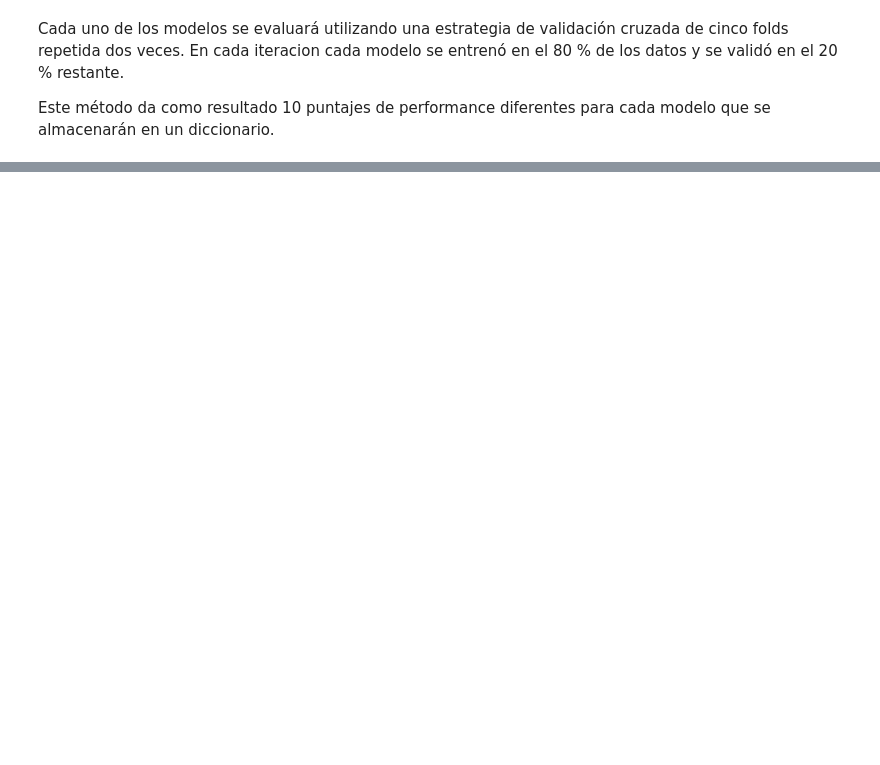
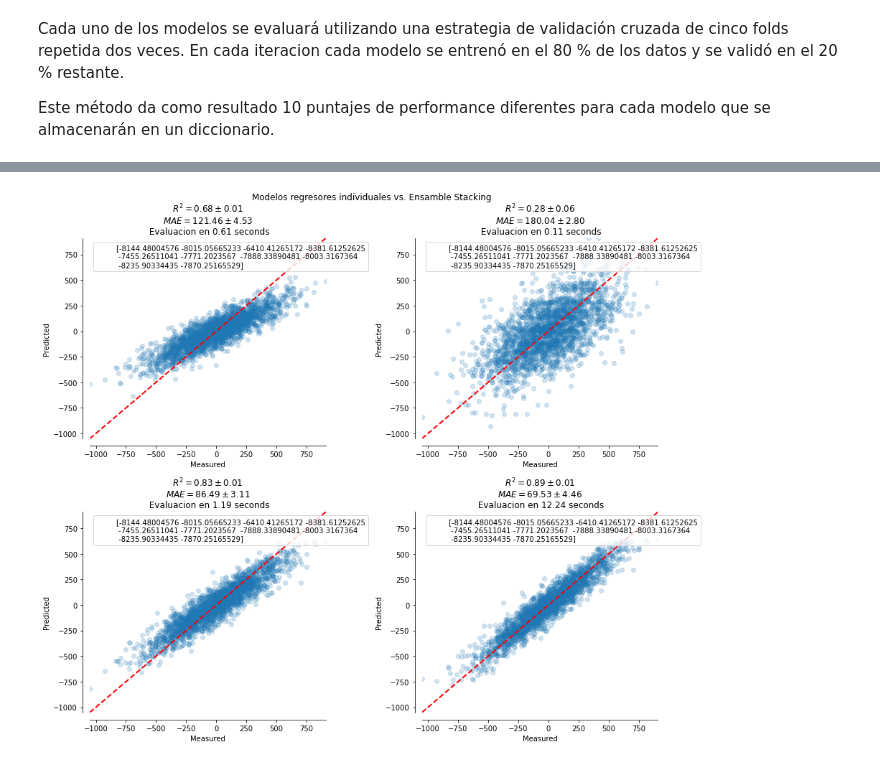
Before and after one commit to napoli-lucia/7506-Organizacion-de-Datos-TPs, a Jupyter notebook: Borradores/7506R_TP2_GRUPO18_ENTREGA_N3.ipynb, the cells around one changed output, grey strips where cells are left out. Cells and saved outputs as stored; diff of their text form; code cells hidden in the pictures; blank space fills up the shorter version.

Commit message:
Graficos de MAE para stacking

```diff
--- a/Borradores/7506R_TP2_GRUPO18_ENTREGA_N3.ipynb
+++ b/Borradores/7506R_TP2_GRUPO18_ENTREGA_N3.ipynb
@@ -310,0 +255,15 @@ Evaluating linearRegression
+# %%
+#Modelos Base
+base_models = {'knn':KNeighborsRegressor(),
+               'arbol': DecisionTreeRegressor(),
+               'xgbRegressor': xgb.XGBRegressor(random_state = 0)
+              }
+
+#Guarda los scores de cada modelo
+model_scores = defaultdict()
+
+#Entreno los regresores
+for name, model in base_models.items():
+    print('Evaluating {}'.format(name))
+    scores = evaluate_model(model, x_train, y_train)
+    model_scores[name] = scores
@@ -314,7 +283,7 @@ from sklearn.ensemble import StackingRegressor
 #Modelos Base
 base_models = [('knn', KNeighborsRegressor()),
                ('arbol', DecisionTreeRegressor()),
-               ('linearRegression', LinearRegression())]
+               ('xgbRegressor', xgb.XGBRegressor(random_state = 0))]
 
 #Meta Modelo
 meta_model = RandomForestRegressor()
@@ -349,2 +304,56 @@ ValueError: x and y must be the same size
+# %%
+import time
+from sklearn.model_selection import cross_validate, cross_val_predict
+
+
+def plot_regression_results(ax, y_test, y_pred_st, title, stacking_scores, elapsed_time):
+    """Scatter plot of the predicted vs true targets."""
+    ax.plot([y_test.min(), y_test.max()], [y_test.min(), y_test.max()], "--r", linewidth=2)
+    ax.scatter(y_test, y_pred_st, alpha=0.2)
+
+    ax.spines["top"].set_visible(False)
+    ax.spines["right"].set_visible(False)
+    ax.get_xaxis().tick_bottom()
+    ax.get_yaxis().tick_left()
+    ax.spines["left"].set_position(("outward", 10))
+    ax.spines["bottom"].set_position(("outward", 10))
+    ax.set_xlim([y_test.min(), y_test.max()])
+    ax.set_ylim([y_test.min(), y_test.max()])
+    ax.set_xlabel("Measured")
+    ax.set_ylabel("Predicted")
+    extra = plt.Rectangle(
+        (0, 0), 0, 0, fc="w", fill=False, edgecolor="none", linewidth=8
+    )
+    ax.legend([extra], [stacking_scores], loc="upper left")
+    title = title + "\n Evaluacion en {:.2f} seconds".format(elapsed_time)
+    ax.set_title(title)
+
+
+fig, axs = plt.subplots(2, 2, figsize=(13, 11))
+axs = np.ravel(axs)
+
+for ax, (name, stacking_model) in zip(
+    axs, base_models + [("Stacking Regressor", stacking_model)]
+):
+    start_time = time.time()
+    score = cross_validate(stacking_model, x_train, y_train, scoring=["r2", "neg_mean_absolute_error"], n_jobs=2, verbose=0)
+    elapsed_time = time.time() - start_time
+
+    y_pred_st = cross_val_predict(stacking_model, x_train, y_train, n_jobs=2, verbose=0)
+
+    plot_regression_results(ax, y_train,y_pred_st,
+        (r"$R^2={:.2f} \pm {:.2f}$" + "\n" + r"$MAE={:.2f} \pm {:.2f}$").format(
+            np.mean(score["test_r2"]),
+            np.std(score["test_r2"]),
+            -np.mean(score["test_neg_mean_absolute_error"]),
+            np.std(score["test_neg_mean_absolute_error"]),
+        ),stacking_scores,elapsed_time)
+
+plt.suptitle("Modelos regresores individuales vs. Ensamble Stacking")
+plt.tight_layout()
+plt.subplots_adjust(top=0.9)
+plt.show()
+# %% [output]
+[figure, added]
 # %%
 #Evaluo en conjunto de test
```
Also changed, not shown: parts of 15 cells of this notebook.
